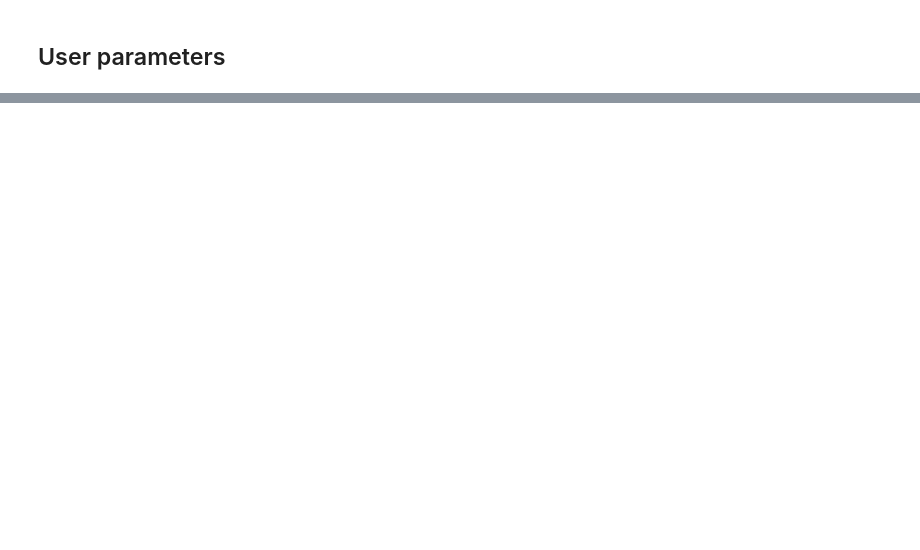
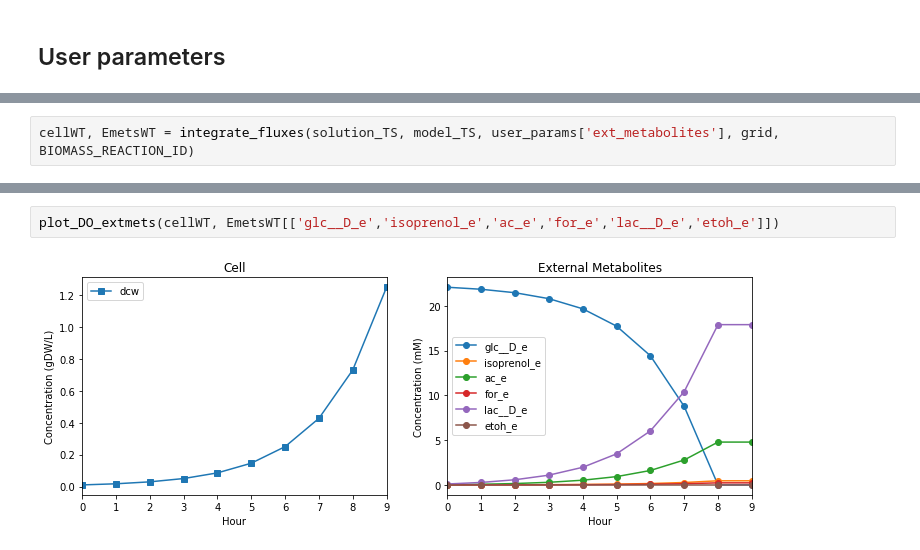
Before and after one commit to juanneilson/multiomicspaper, a Jupyter notebook: OMG_restructure_notebook.ipynb, the cells around one changed output, grey strips where cells are left out. Drawn from its saved outputs; the diff is of its cells as text; blank space fills up the shorter version.

```diff
--- a/OMG_restructure_notebook.ipynb
+++ b/OMG_restructure_notebook.ipynb
@@ -482,0 +570,2 @@ dtype: float64
+# %%
+cellWT, EmetsWT = integrate_fluxes(solution_TS, model_TS, user_params['ext_metabolites'], grid, BIOMASS_REACTION_ID)
@@ -482,0 +586,4 @@ dtype: float64
+# %%
+plot_DO_extmets(cellWT, EmetsWT[['glc__D_e','isoprenol_e','ac_e','for_e','lac__D_e','etoh_e']])
+# %% [output]
+[figure, added]
```
Also changed, not shown: parts of 74 cells of this notebook, 1 other file.
